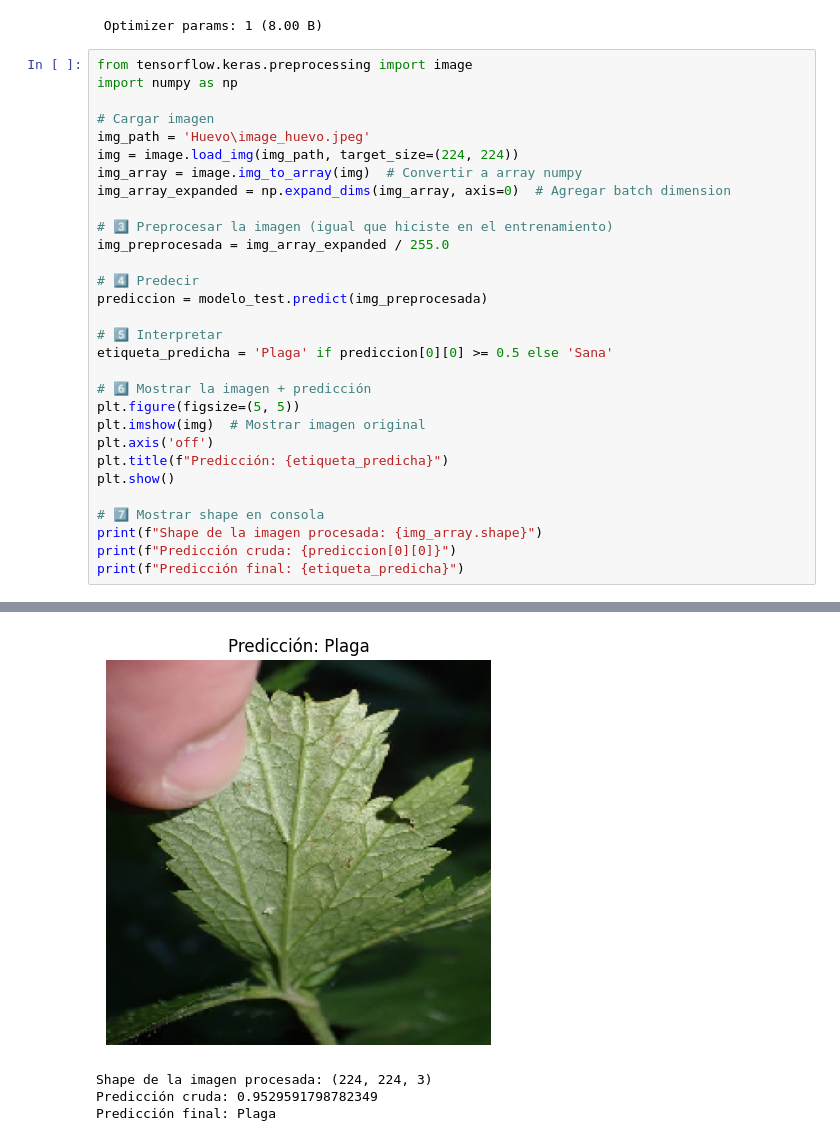
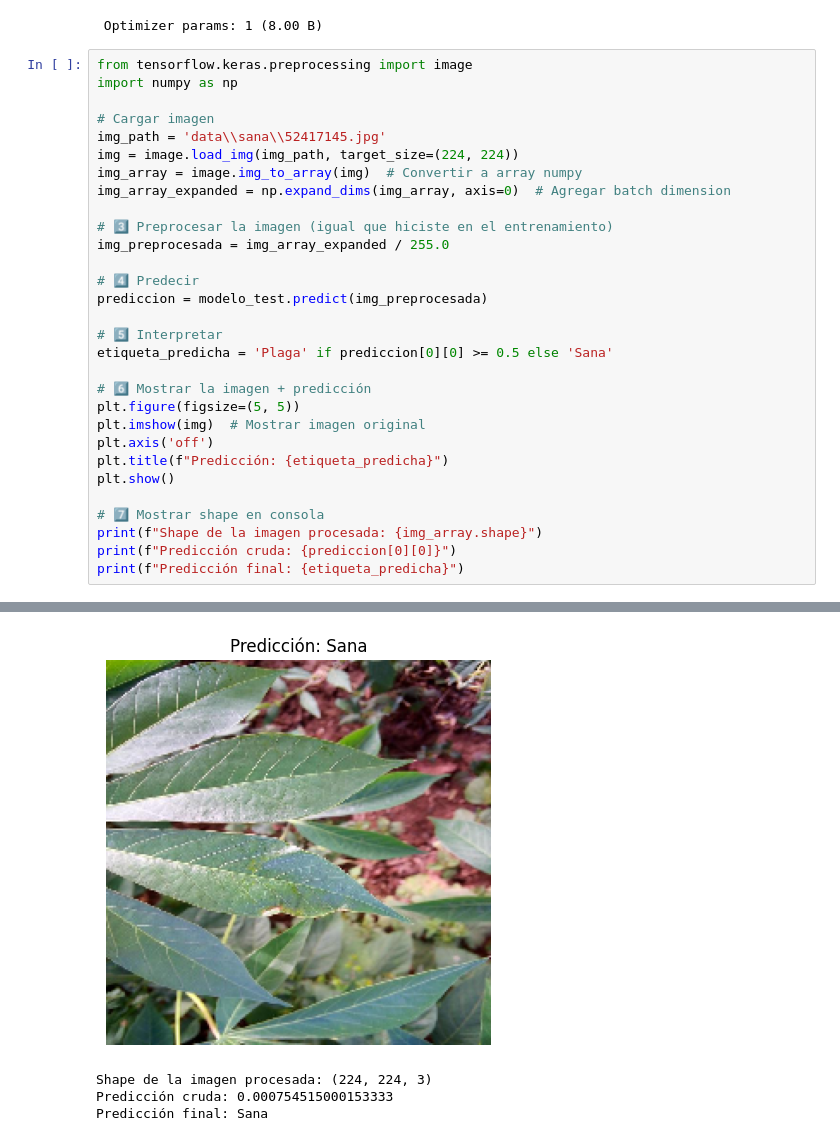
Before and after one commit to Tesis-Grupo-1/backend, a Jupyter notebook: modelo/modelo4.ipynb, the cells around one changed output, grey strips where cells are left out. Saved outputs shown, nothing was run; the diff lists cells and outputs as text.

```diff
--- a/modelo/modelo4.ipynb
+++ b/modelo/modelo4.ipynb
@@ -303,7 +333,7 @@ from tensorflow.keras.preprocessing import image
 import numpy as np
 
 # Cargar imagen
-img_path = 'Huevo\image_huevo.jpeg'
+img_path = 'data\\sana\\52417145.jpg'
 img = image.load_img(img_path, target_size=(224, 224))
 img_array = image.img_to_array(img)  # Convertir a array numpy
 img_array_expanded = np.expand_dims(img_array, axis=0)  # Agregar batch dimension
@@ -333,4 +363,4 @@ print(f"Predicción final: {etiqueta_predicha}")
-[figure, old version]
+[figure, new version]
 Shape de la imagen procesada: (224, 224, 3)
-Predicción cruda: 0.9529591798782349
-Predicción final: Plaga
+Predicción cruda: 0.000754515000153333
+Predicción final: Sana
```
Also changed, not shown: parts of 2 cells of this notebook, 4 other files.
